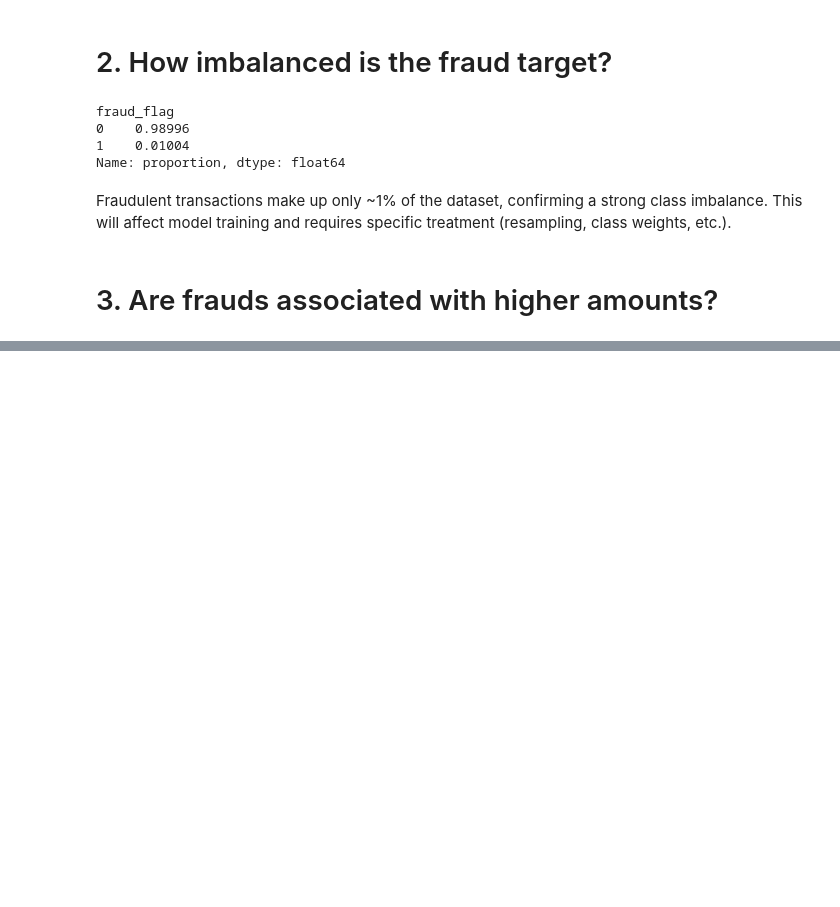
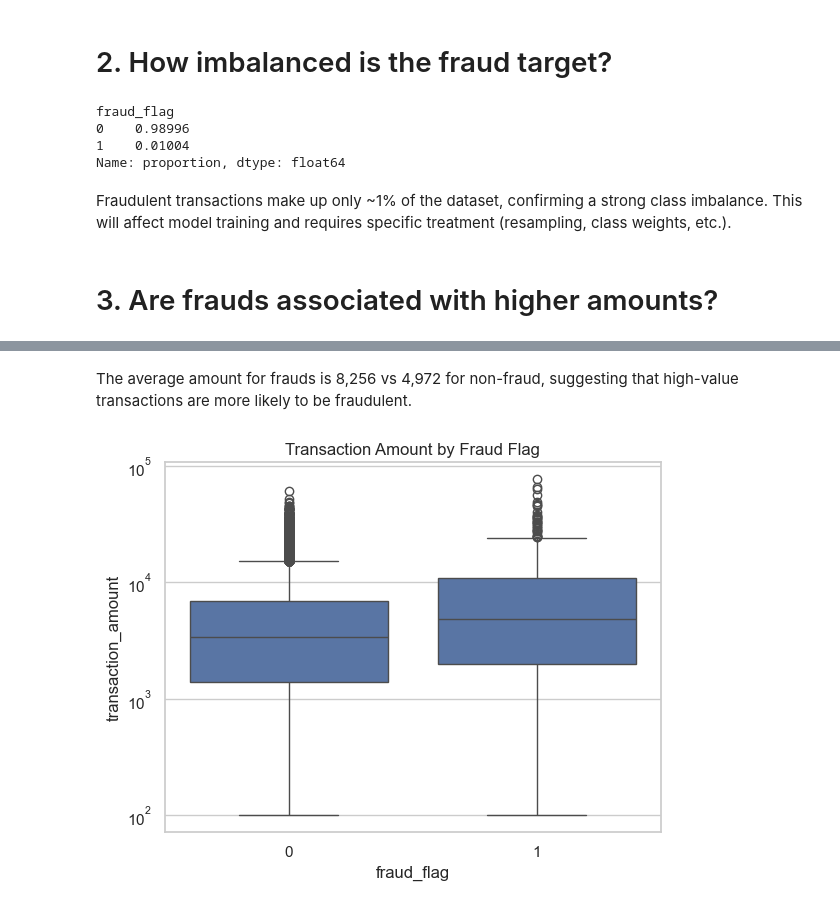
Before and after one commit to yabichara/loan-fraud-detection, a Jupyter notebook: notebooks/01_eda.ipynb, the cells around one changed output, grey strips where cells are left out. Drawn from its saved outputs; the diff is of its cells as text; code cells hidden in the pictures; blank space fills up the shorter version.

```diff
--- a/notebooks/01_eda.ipynb
+++ b/notebooks/01_eda.ipynb
@@ -74,0 +87,8 @@ Fraudulent transactions make up only ~1% of the dataset, confirming a strong cla
+# %% [markdown]
+The average amount for frauds is 8,256 vs 4,972 for non-fraud, suggesting that high-value transactions are more likely to be fraudulent.
+# %%
+sns.boxplot(x='fraud_flag', y='transaction_amount', data=df_transaction)
+plt.title("Transaction Amount by Fraud Flag")
+plt.yscale("log")
+# %% [output]
+[figure, added]
```
Also changed, not shown: parts of 22 cells of this notebook.
